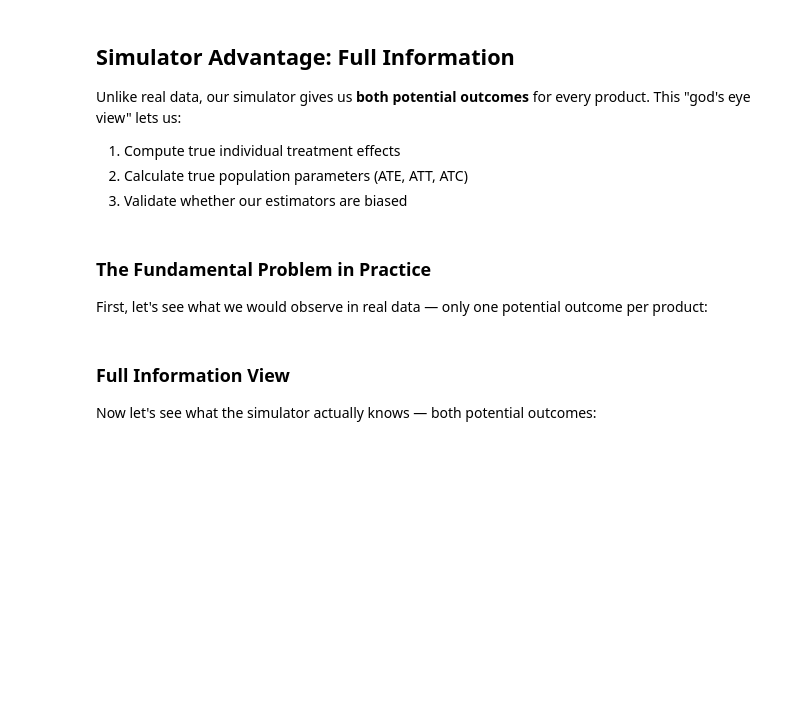
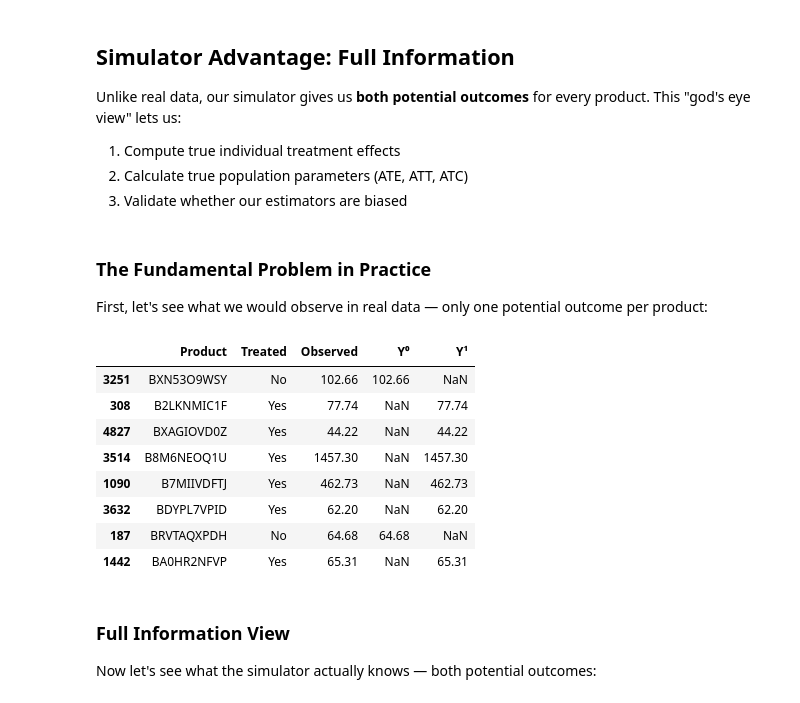
Before and after one commit to eisenhauerIO/courses-business-decisions, a Jupyter notebook: docs/source/measure-impact/01-potential-outcomes-model/lecture.ipynb, the cells around one changed output. Drawn from its saved outputs; the diff is of its cells as text; code cells hidden in the pictures; blank space fills up the shorter version.

```diff
--- a/docs/source/measure-impact/01-potential-outcomes-model/lecture.ipynb
+++ b/docs/source/measure-impact/01-potential-outcomes-model/lecture.ipynb
@@ -249,19 +309,29 @@ First, let's see what we would observe in real data — only one potential outco
 # %%
 # What we OBSERVE in real data
 fundamental_df = (
     metrics_enriched[["product_identifier", "revenue", "enriched"]]
     .copy()
     .rename(columns={"product_identifier": "Product", "revenue": "Observed", "enriched": "Treated"})
 )
 
 # Impute potential outcomes - we only observe ONE
+fundamental_df["Y⁰"] = np.where(~fundamental_df["Treated"], fundamental_df["Observed"], np.nan)
 fundamental_df["Y¹"] = np.where(fundamental_df["Treated"], fundamental_df["Observed"], np.nan)
-fundamental_df["Y⁰"] = np.where(~fundamental_df["Treated"], fundamental_df["Observed"], np.nan)
 
 # Show products with positive revenue for clearer illustration
 fundamental_sample = fundamental_df[fundamental_df["Observed"] > 0].sample(8, random_state=42)
 fundamental_sample["Treated"] = fundamental_sample["Treated"].map({True: "Yes", False: "No"})
-fundamental_sample[["Product", "Treated", "Observed", "Y¹", "Y⁰"]]
+fundamental_sample[["Product", "Treated", "Observed", "Y⁰", "Y¹"]]
+# %% [output]
+|  | Product | Treated | Observed | Y⁰ | Y¹ |
+| 3251 | BXN53O9WSY | No | 102.66 | 102.66 | NaN |
+| 308 | B2LKNMIC1F | Yes | 77.74 | NaN | 77.74 |
+| 4827 | BXAGIOVD0Z | Yes | 44.22 | NaN | 44.22 |
+| 3514 | B8M6NEOQ1U | Yes | 1457.30 | NaN | 1457.30 |
+| 1090 | B7MIIVDFTJ | Yes | 462.73 | NaN | 462.73 |
+| 3632 | BDYPL7VPID | Yes | 62.20 | NaN | 62.20 |
+| 187 | BRVTAQXPDH | No | 64.68 | 64.68 | NaN |
+| 1442 | BA0HR2NFVP | Yes | 65.31 | NaN | 65.31 |
 # %% [markdown]
 ### Full Information View
 
```
Also changed, not shown: parts of 26 cells of this notebook, 4 other files.
